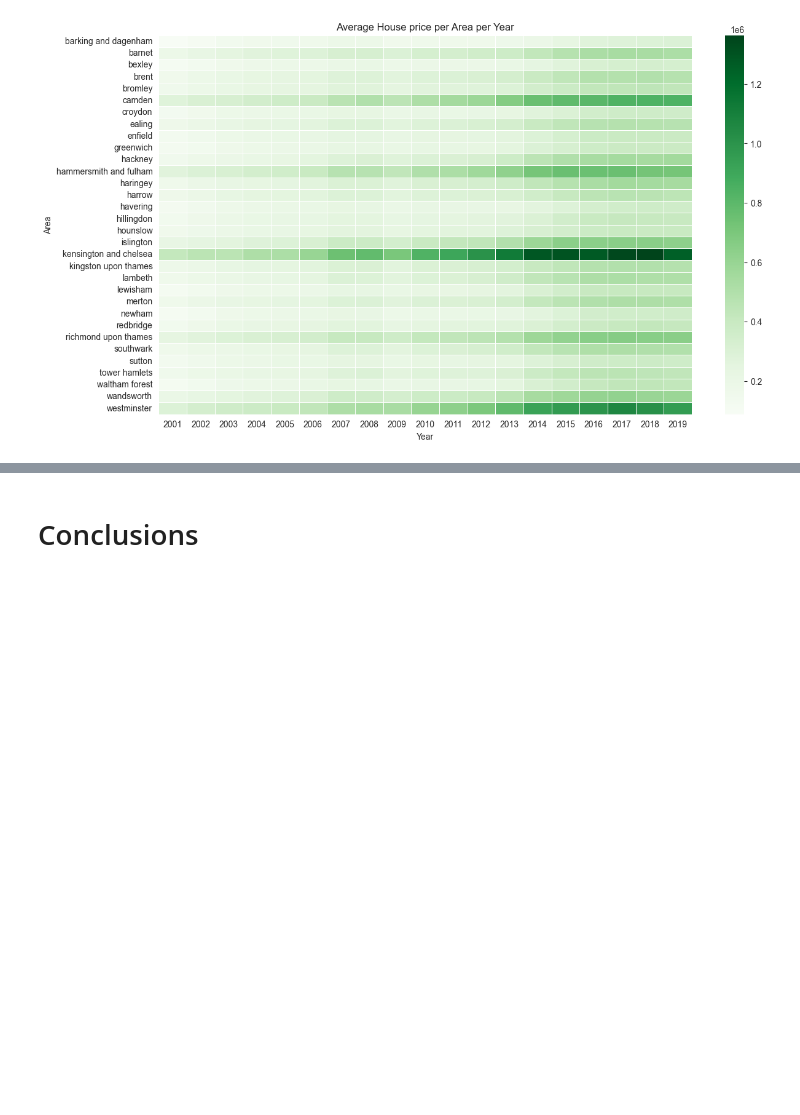
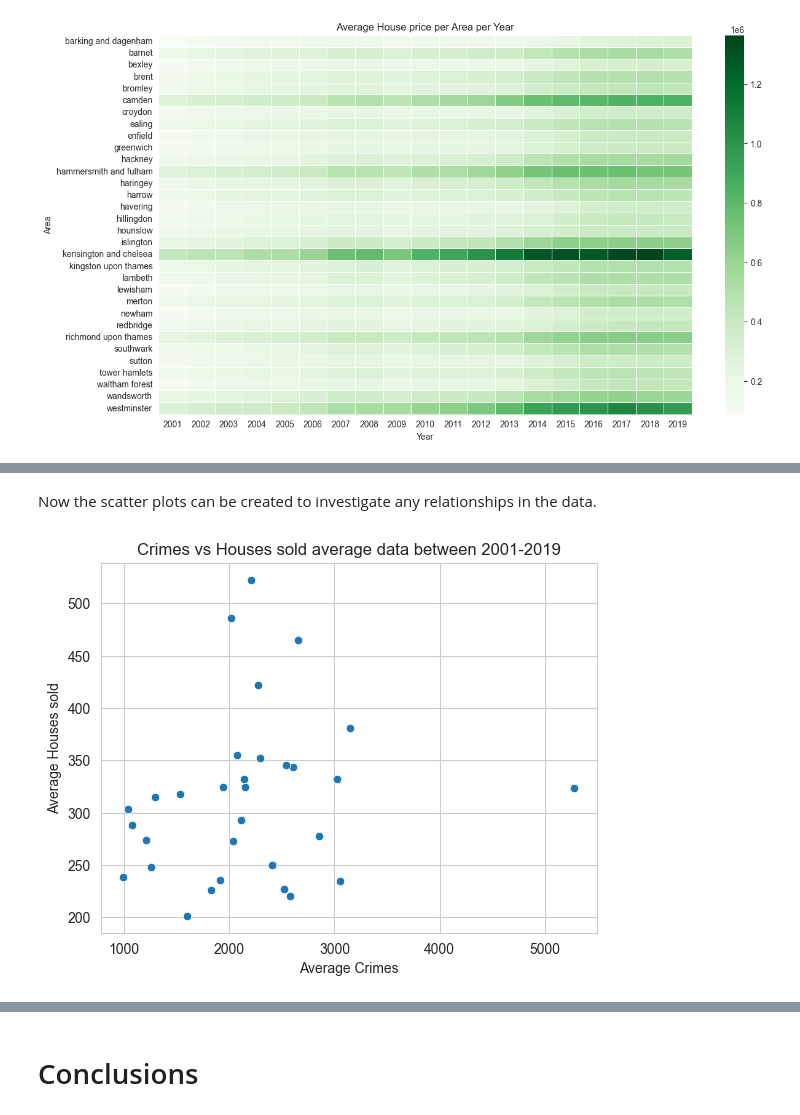
Before and after one commit to naqashb7/london_housing_analysis_project, a Jupyter notebook: jupyter_notebooks/Visualisations.ipynb, the cells around one changed output, grey strips where cells are left out. Drawn from its saved outputs; the diff is of its cells as text; code cells hidden in the pictures; blank space fills up the shorter version.

Commit message:
Visualisations Complete

```diff
--- a/jupyter_notebooks/Visualisations.ipynb
+++ b/jupyter_notebooks/Visualisations.ipynb
@@ -187,0 +196,12 @@ plt.show()
+# %%
+borough_average = (clean_london_housing_data_df.groupby("area", as_index=False).agg(crimes_average = ("no_of_crimes", "mean"),houses_sold_average = ("houses_sold", "mean"), house_price_average = ("average_price", "mean")))
+# %% [markdown]
+Now the scatter plots can be created to investigate any relationships in the data.
+# %%
+sns.scatterplot( data = borough_average, x="crimes_average", y= "houses_sold_average")
+plt.title("Crimes vs Houses sold average data between 2001-2019")
+plt.xlabel("Average Crimes")
+plt.ylabel("Average Houses sold")
+plt.show()
+# %% [output]
+[figure, added]
```
Also changed, not shown: parts of 24 cells of this notebook, 3 other files.
